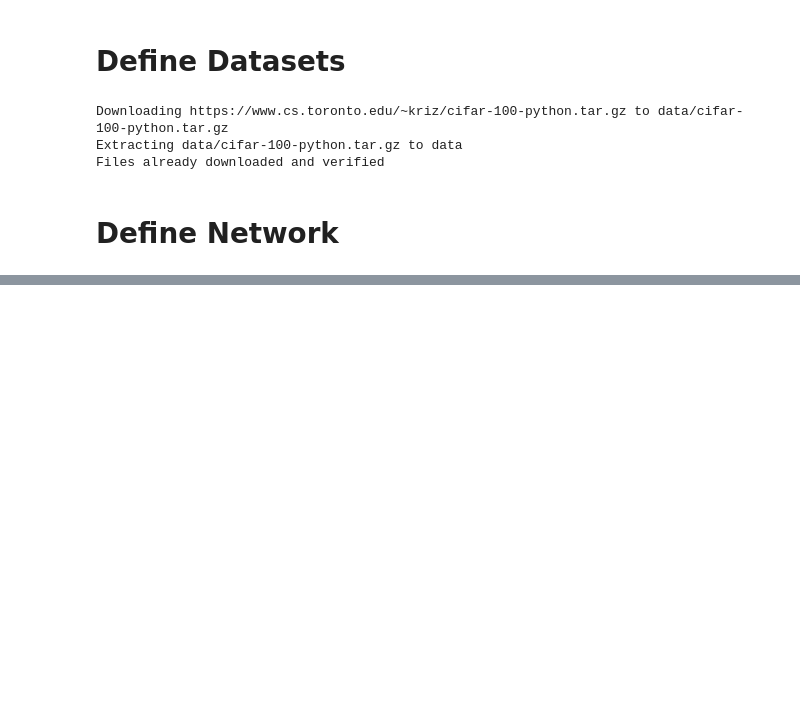
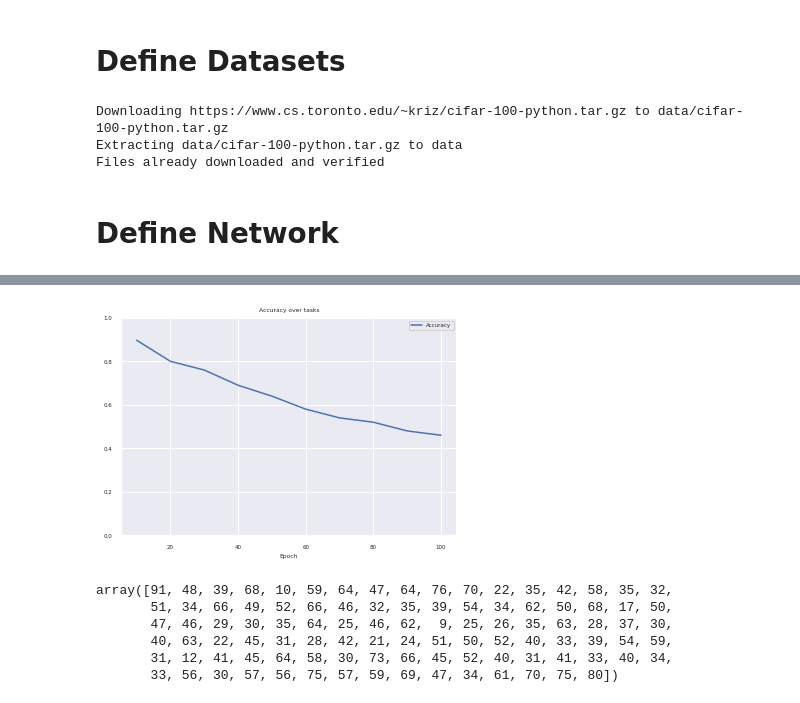
Before and after one commit to luciainnocenti/Incremental-learning, a Jupyter notebook: ICaRLMain.ipynb, the cells around one changed output, grey strips where cells are left out. Saved outputs shown, nothing was run; the diff lists cells and outputs as text; code cells hidden in the pictures; blank space fills up the shorter version.

```diff
--- a/ICaRLMain.ipynb
+++ b/ICaRLMain.ipynb
@@ -128,0 +254,31 @@ for task in range(0, 100, params.TASK_SIZE):
+# %%
+accs = [.897,.80,.76,.69,.64,.58,.54,.52,.48,.46]
+# %%
+import numpy as np
+import seaborn as sn
+import pandas as pd
+import matplotlib.pyplot as plt
+def plotTask(pars_tasks):
+
+  x_tasks =  np.linspace(10, 100, 10)
+
+  plt.plot(x_tasks, pars_tasks, label=['Accuracy'])
+  plt.xlabel("Epoch")
+  plt.ylim(0,1)
+  plt.title('Accuracy over tasks')
+  plt.legend(['Accuracy'])
+  plt.grid(True)
+  plt.show()
+# %%
+plotTask(accs)
+# %% [output]
+[figure, added]
+# %%
+np.diagonal(cf)
+# %% [output]
+array([91, 48, 39, 68, 10, 59, 64, 47, 64, 76, 70, 22, 35, 42, 58, 35, 32,
+       51, 34, 66, 49, 52, 66, 46, 32, 35, 39, 54, 34, 62, 50, 68, 17, 50,
+       47, 46, 29, 30, 35, 64, 25, 46, 62,  9, 25, 26, 35, 63, 28, 37, 30,
+       40, 63, 22, 45, 31, 28, 42, 21, 24, 51, 50, 52, 40, 33, 39, 54, 59,
+       31, 12, 41, 45, 64, 58, 30, 73, 66, 45, 52, 40, 31, 41, 33, 40, 34,
+       33, 56, 30, 57, 56, 75, 57, 59, 69, 47, 34, 61, 70, 75, 80])
```
Also changed, not shown: parts of 15 cells of this notebook.
